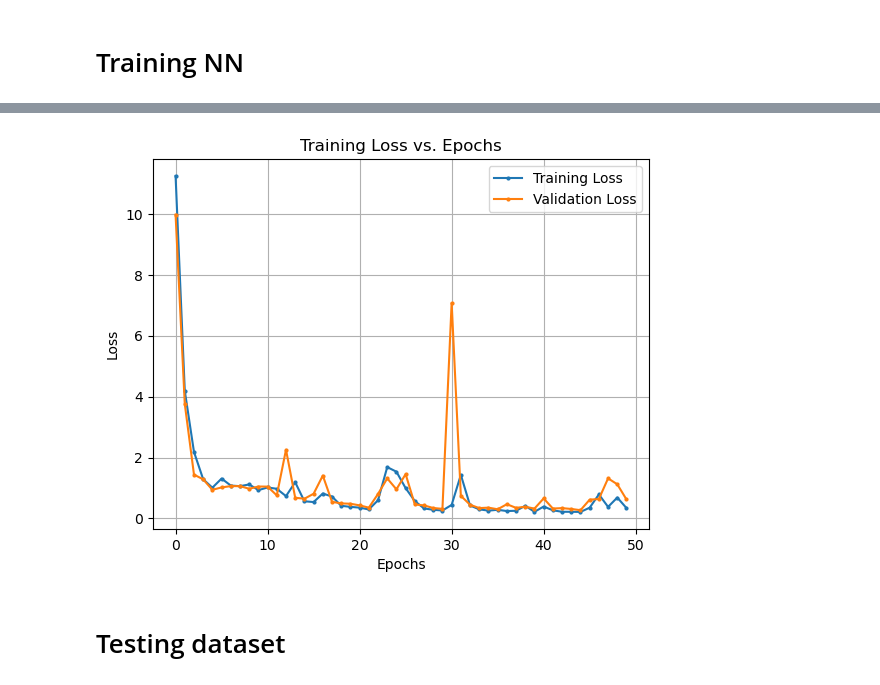
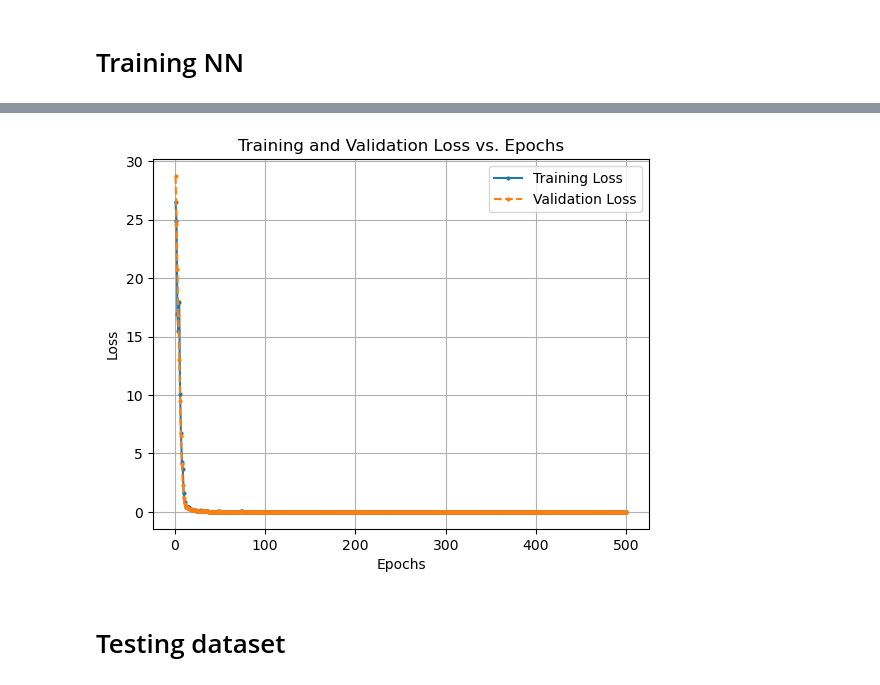
Before and after one commit to ocean-transport/air-sea-ML, a Jupyter notebook: addition_CNN_trial.ipynb, the cells around one changed output, grey strips where cells are left out. Drawn from its saved outputs; the diff is of its cells as text; code cells hidden in the pictures.

```diff
--- a/addition_CNN_trial.ipynb
+++ b/addition_CNN_trial.ipynb
@@ -263,2 +224,23 @@ optimizer = optim.Adam(model.parameters(), lr=0.001)
+# %%
+class TensorDataset(Dataset):
+    def __init__(self, tensor_data):
+        self.tensor_data = tensor_data  # The 3D or 4D tensor dataset
+        self.time_steps = tensor_data.shape[0]  # Total number of time steps
+
+    def __len__(self):
+        return self.time_steps  # Total number of samples (time steps)
+
+    def __getitem__(self, idx):
+        # Access the data at the specified index (time step)
+        data = self.tensor_data[idx]  # Get data for the specified time step
+
+        # Assuming the shape is (x, y, vars), extract variables as inputs and target
+        # Flatten the spatial dimensions if they exist
+        inputs = data.reshape(-1)[:2]  # Flatten inputs to a 1D vector (6 input features)
+
+        # Extract the target, assuming it's the next variable (var 7)
+        target = data.reshape(-1)[2]  # Replace 6 with the appropriate index for your target variable
+
+        return inputs, target  # Return input (6 features) and target
 # %% [markdown]
 # Training NN
@@ -273 +247,7 @@ val_loader = DataLoader(val_dataset, batch_size=1, shuffle=True, num_workers=4)
+# %%
+train_dataset = TensorDataset(training_NN_inputs)
+train_loader = DataLoader(train_dataset, batch_size=32, shuffle=True, num_workers=4)
+# %%
+val_dataset = TensorDataset(val_NN_inputs)
+val_loader = DataLoader(val_dataset, batch_size=32, shuffle=True, num_workers=4)
 # %%
@@ -341,22 +339,25 @@ Epoch [50/50], Training Loss: 0.3395, Validation Loss: 0.6217
 Training complete!
 # %%
-epochs_plot = list(range(0,num_epochs))
+# Create a list for epochs
+epochs_plot = list(range(1, num_epochs + 1))
 
-# Plot training losses against epochs
+# Plot training losses
 plt.plot(epochs_plot, loss_values, marker='o', markersize=2, label='Training Loss')
-plt.plot(epochs_plot, val_loss_values, marker='o', markersize=2, label='Validation Loss')
+
+# Plot validation losses
+plt.plot(epochs_plot, val_loss_values, marker='o', markersize=2, label='Validation Loss', linestyle='--')
 
 # Add labels, title, and legend
 plt.xlabel('Epochs')
 plt.ylabel('Loss')
-plt.title('Training Loss vs. Epochs')
+plt.title('Training and Validation Loss vs. Epochs')
 plt.grid(True)
 plt.legend()
 
 # Show the plot
 plt.show()
 # %% [output]
-[figure, old version]
+[figure, new version]
 # %% [markdown]
 # Testing dataset
 # %%
```
Also changed, not shown: parts of 18 cells of this notebook.
